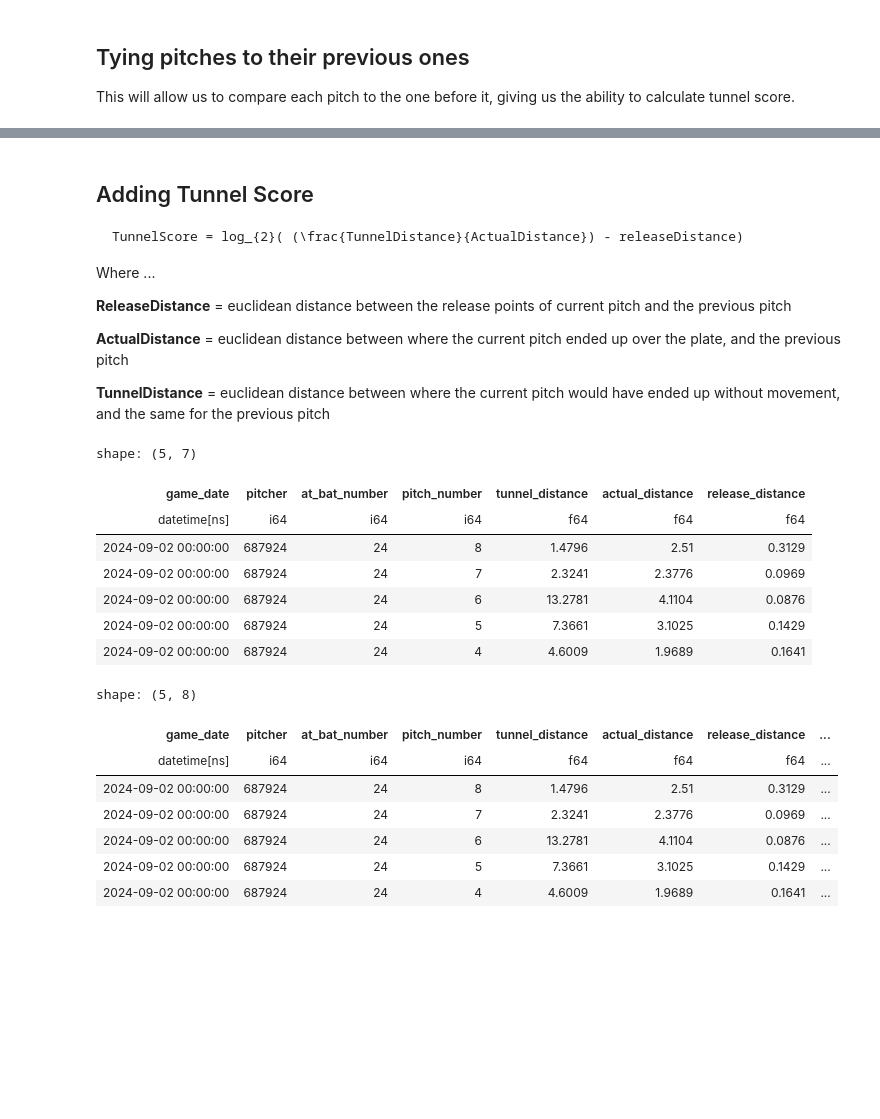
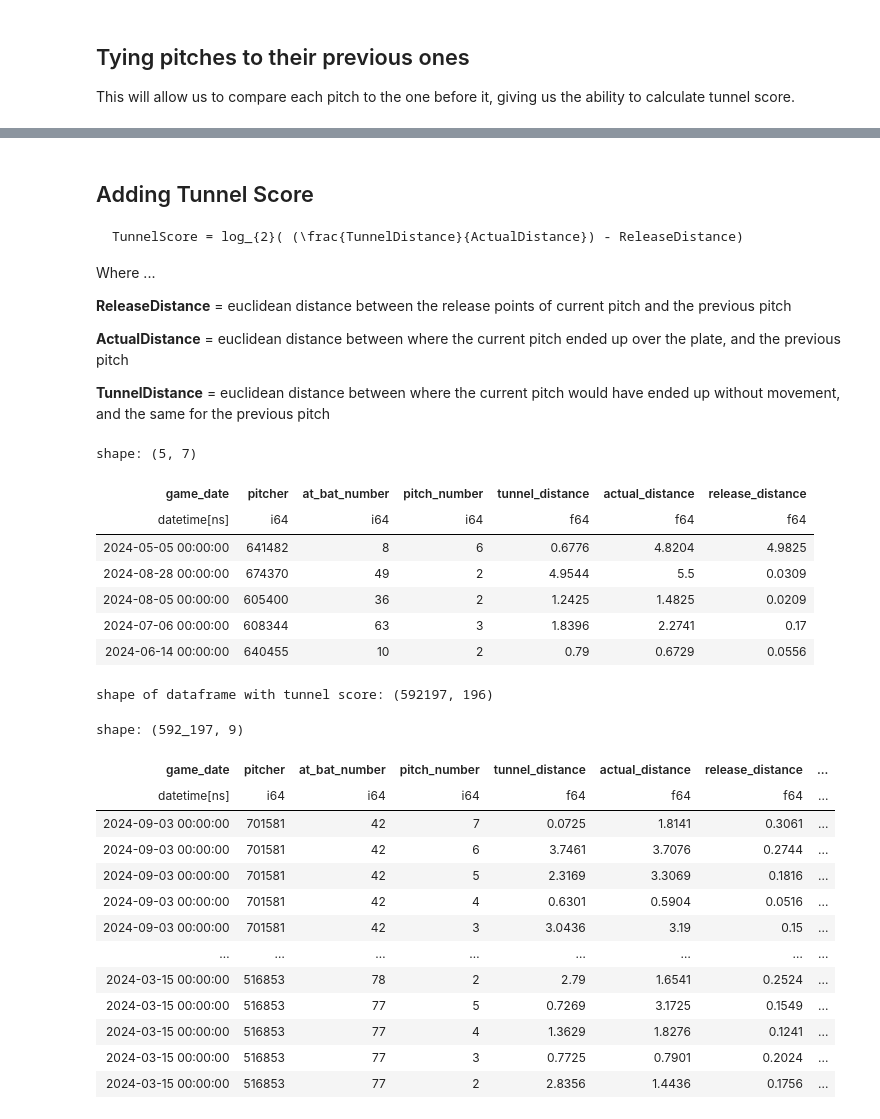
Before and after one commit to Jensen-holm/TunnelScoreEDA, a Jupyter notebook: main.ipynb, the cells around one changed output, grey strips where cells are left out. Drawn from its saved outputs; the diff is of its cells as text; code cells hidden in the pictures; blank space fills up the shorter version.

````diff
--- a/main.ipynb
+++ b/main.ipynb
@@ -46,13 +50,10 @@ OVER_COLS = ["at_bat_number", "pitcher"]
 # now we can shift the data by one row to get the previous pitch data for each pitch in one row
 for col_name in shifted_df.columns:
     shifted_df = shifted_df.with_columns(
-        pl.col(col_name)
-        .shift(-1)
-        .over(OVER_COLS)
-        .alias(f"prev_{col_name}")
+        pl.col(col_name).shift(-1).over(OVER_COLS).alias(f"prev_{col_name}")
     )
 
-shifted_df.select(SORT_COLS).head()
+shifted_df.select(SORT_COLS).sample(5, seed=1)
 # %% [output]
 shape: (5, 4)
 | game_date | pitcher | at_bat_number | pitch_number |
@@ -66,7 +67,7 @@ shape: (5, 4)
 ## Adding Tunnel Score
 
 ```math
-TunnelScore = log_{2}( (\frac{TunnelDistance}{ActualDistance}) - releaseDistance)
+TunnelScore = log_{2}( (\frac{TunnelDistance}{ActualDistance}) - ReleaseDistance)
 ```
 
 Where ...
@@ -79,13 +80,17 @@ Where ...
 # %%
 # compute where the pitch and the previous one would have been if they had no movement
 tunnel_distance_df: pl.DataFrame = shifted_df.with_columns(
-    plate_x_no_move=pl.col("plate_x") - pl.col("pfx_x"), # x coord of the pitch if it had no movement
-    plate_z_no_move=pl.col("plate_z") - pl.col("pfx_z"), # z coord of the pitch if it had no movement
-    prev_plate_x_no_move=pl.col("prev_plate_x") - pl.col("prev_pfx_x"), # x coord of the previous pitch if it had no movement
-    prev_plate_z_no_move=pl.col("prev_plate_z") - pl.col("prev_pfx_z"), # z coord of the previous pitch if it had no movement
+    plate_x_no_move=pl.col("plate_x")
+    - pl.col("pfx_x"),  # x coord of the pitch if it had no movement
+    plate_z_no_move=pl.col("plate_z")
+    - pl.col("pfx_z"),  # z coord of the pitch if it had no movement
+    prev_plate_x_no_move=pl.col("prev_plate_x")
+    - pl.col("prev_pfx_x"),  # x coord of the previous pitch if it had no movement
+    prev_plate_z_no_move=pl.col("prev_plate_z")
+    - pl.col("prev_pfx_z"),  # z coord of the previous pitch if it had no movement
 )
 
-tunnel_score_df: pl.DataFrame = tunnel_distance_df.with_columns(
+tunnel_cols_df: pl.DataFrame = tunnel_distance_df.with_columns(
     # tunnel_distance is the distance between the pitch and the previous pitch if they had no movement
     tunnel_distance=pl_euclidean_distance(
         x1=pl.col("plate_x_no_move"),
@@ -93,7 +98,6 @@ tunnel_score_df: pl.DataFrame = tunnel_distance_df.with_columns(
         x2=pl.col("prev_plate_x_no_move"),
         y2=pl.col("prev_plate_z_no_move"),
     ),
-
     # actual_distance is the distance between the pitch and the previous pitch
     actual_distance=pl_euclidean_distance(
         x1=pl.col("plate_x"),
@@ -101,7 +105,6 @@ tunnel_score_df: pl.DataFrame = tunnel_distance_df.with_columns(
         x2=pl.col("prev_plate_x"),
         y2=pl.col("prev_plate_z"),
     ),
-
     # release_distance is the distance between the release point of the pitch and the previous pitch
     release_distance=pl_euclidean_distance(
         x1=pl.col("release_pos_x"),
@@ -117,31 +120,44 @@ TUNNEL_COLS = [
     "release_distance",
 ]
 
-tunnel_score_df.select(SORT_COLS + TUNNEL_COLS).head()
+tunnel_cols_df.select(SORT_COLS + TUNNEL_COLS).sample(5, seed=1)
 # %% [output]
 shape: (5, 7)
 | game_date | pitcher | at_bat_number | pitch_number | tunnel_distance | actual_distance | release_distance |
 | datetime[ns] | i64 | i64 | i64 | f64 | f64 | f64 |
-| 2024-09-02 00:00:00 | 687924 | 24 | 8 | 1.4796 | 2.51 | 0.3129 |
-| 2024-09-02 00:00:00 | 687924 | 24 | 7 | 2.3241 | 2.3776 | 0.0969 |
-| 2024-09-02 00:00:00 | 687924 | 24 | 6 | 13.2781 | 4.1104 | 0.0876 |
-| 2024-09-02 00:00:00 | 687924 | 24 | 5 | 7.3661 | 3.1025 | 0.1429 |
-| 2024-09-02 00:00:00 | 687924 | 24 | 4 | 4.6009 | 1.9689 | 0.1641 |
+| 2024-05-05 00:00:00 | 641482 | 8 | 6 | 0.6776 | 4.8204 | 4.9825 |
+| 2024-08-28 00:00:00 | 674370 | 49 | 2 | 4.9544 | 5.5 | 0.0309 |
+| 2024-08-05 00:00:00 | 605400 | 36 | 2 | 1.2425 | 1.4825 | 0.0209 |
+| 2024-07-06 00:00:00 | 608344 | 63 | 3 | 1.8396 | 2.2741 | 0.17 |
+| 2024-06-14 00:00:00 | 640455 | 10 | 2 | 0.79 | 0.6729 | 0.0556 |
 # %%
 # now we can add tunnel score column using the tunnel_distance, actual_distance, and release_distance
-tunnel_score_df = tunnel_score_df.with_columns(
-    tunnel_score=(pl.col("tunnel_distance") / pl.col("actual_distance")) - pl.col("release_distance").log(base=2),
-)
 
-TUNNEL_COLS += ["tunnel_score"]
+# adding this if statement to avoid adding the same column multiple times
+# because the nature of jupyter notebooks
+if "tunnel_score" not in TUNNEL_COLS:
+    TUNNEL_COLS.append("tunnel_score")
 
-tunnel_score_df.select(SORT_COLS + TUNNEL_COLS).head()
+tunnel_score_df = tunnel_cols_df.with_columns(
+    tunnel_score=(pl.col("tunnel_distance") / pl.col("actual_distance"))
+    - pl.col("release_distance").log(base=2),
+).drop_nulls(subset=TUNNEL_COLS)
+
+print(f"shape of dataframe with tunnel score: {tunnel_score_df.shape}")
+tunnel_score_df.select(SORT_COLS + TUNNEL_COLS + ["player_name"])
 # %% [output]
-shape: (5, 8)
+shape of dataframe with tunnel score: (592197, 196)
+shape: (592_197, 9)
 | game_date | pitcher | at_bat_number | pitch_number | tunnel_distance | actual_distance | release_distance | ... |
 | datetime[ns] | i64 | i64 | i64 | f64 | f64 | f64 | ... |
-| 2024-09-02 00:00:00 | 687924 | 24 | 8 | 1.4796 | 2.51 | 0.3129 | ... |
-| 2024-09-02 00:00:00 | 687924 | 24 | 7 | 2.3241 | 2.3776 | 0.0969 | ... |
-| 2024-09-02 00:00:00 | 687924 | 24 | 6 | 13.2781 | 4.1104 | 0.0876 | ... |
-| 2024-09-02 00:00:00 | 687924 | 24 | 5 | 7.3661 | 3.1025 | 0.1429 | ... |
-| 2024-09-02 00:00:00 | 687924 | 24 | 4 | 4.6009 | 1.9689 | 0.1641 | ... |
+| 2024-09-03 00:00:00 | 701581 | 42 | 7 | 0.0725 | 1.8141 | 0.3061 | ... |
+| 2024-09-03 00:00:00 | 701581 | 42 | 6 | 3.7461 | 3.7076 | 0.2744 | ... |
+| 2024-09-03 00:00:00 | 701581 | 42 | 5 | 2.3169 | 3.3069 | 0.1816 | ... |
+| 2024-09-03 00:00:00 | 701581 | 42 | 4 | 0.6301 | 0.5904 | 0.0516 | ... |
+| 2024-09-03 00:00:00 | 701581 | 42 | 3 | 3.0436 | 3.19 | 0.15 | ... |
+| … | … | … | … | … | … | … | ... |
+| 2024-03-15 00:00:00 | 516853 | 78 | 2 | 2.79 | 1.6541 | 0.2524 | ... |
+| 2024-03-15 00:00:00 | 516853 | 77 | 5 | 0.7269 | 3.1725 | 0.1549 | ... |
+| 2024-03-15 00:00:00 | 516853 | 77 | 4 | 1.3629 | 1.8276 | 0.1241 | ... |
+| 2024-03-15 00:00:00 | 516853 | 77 | 3 | 0.7725 | 0.7901 | 0.2024 | ... |
+| 2024-03-15 00:00:00 | 516853 | 77 | 2 | 2.8356 | 1.4436 | 0.1756 | ... |
````
Also changed, not shown: parts of 6 cells of this notebook, 1 other file.
